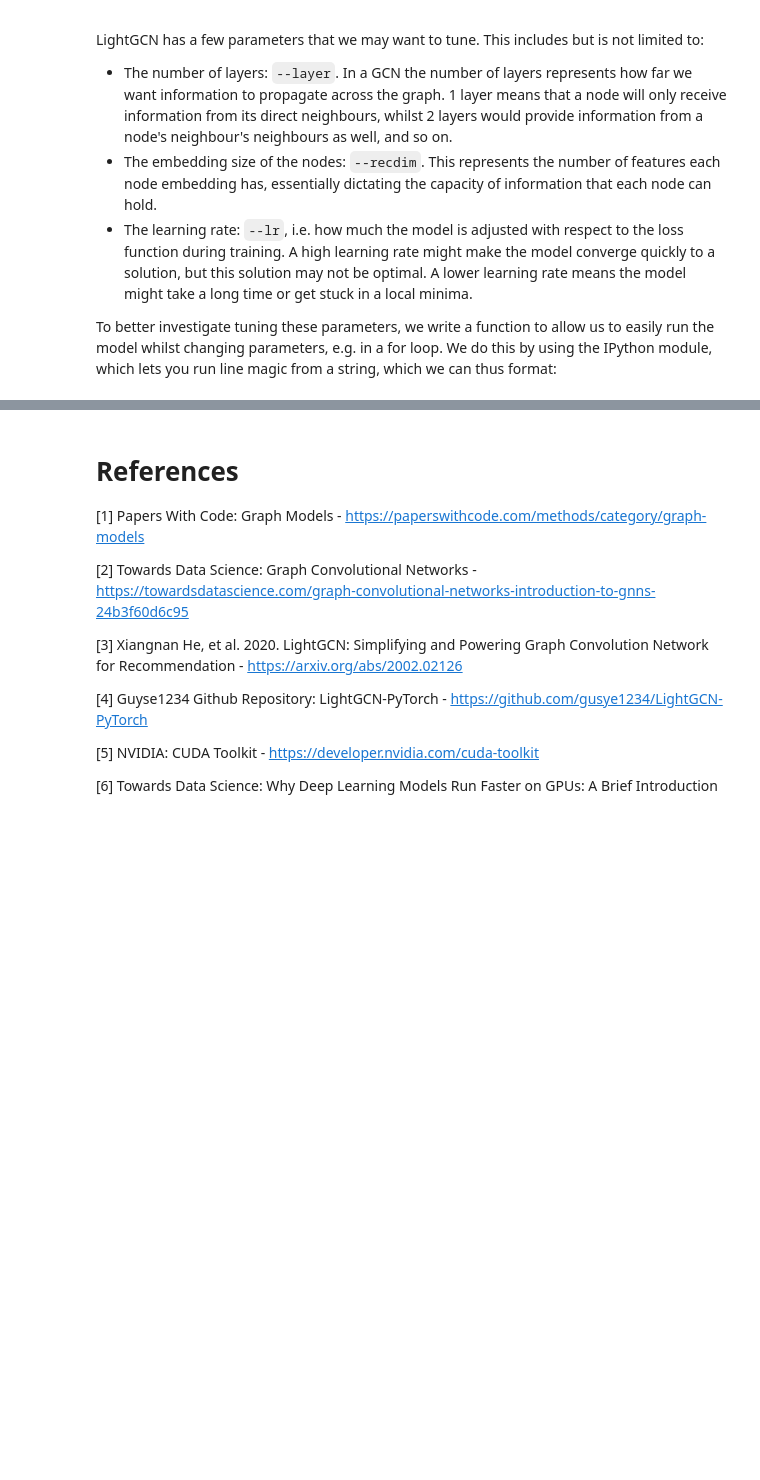
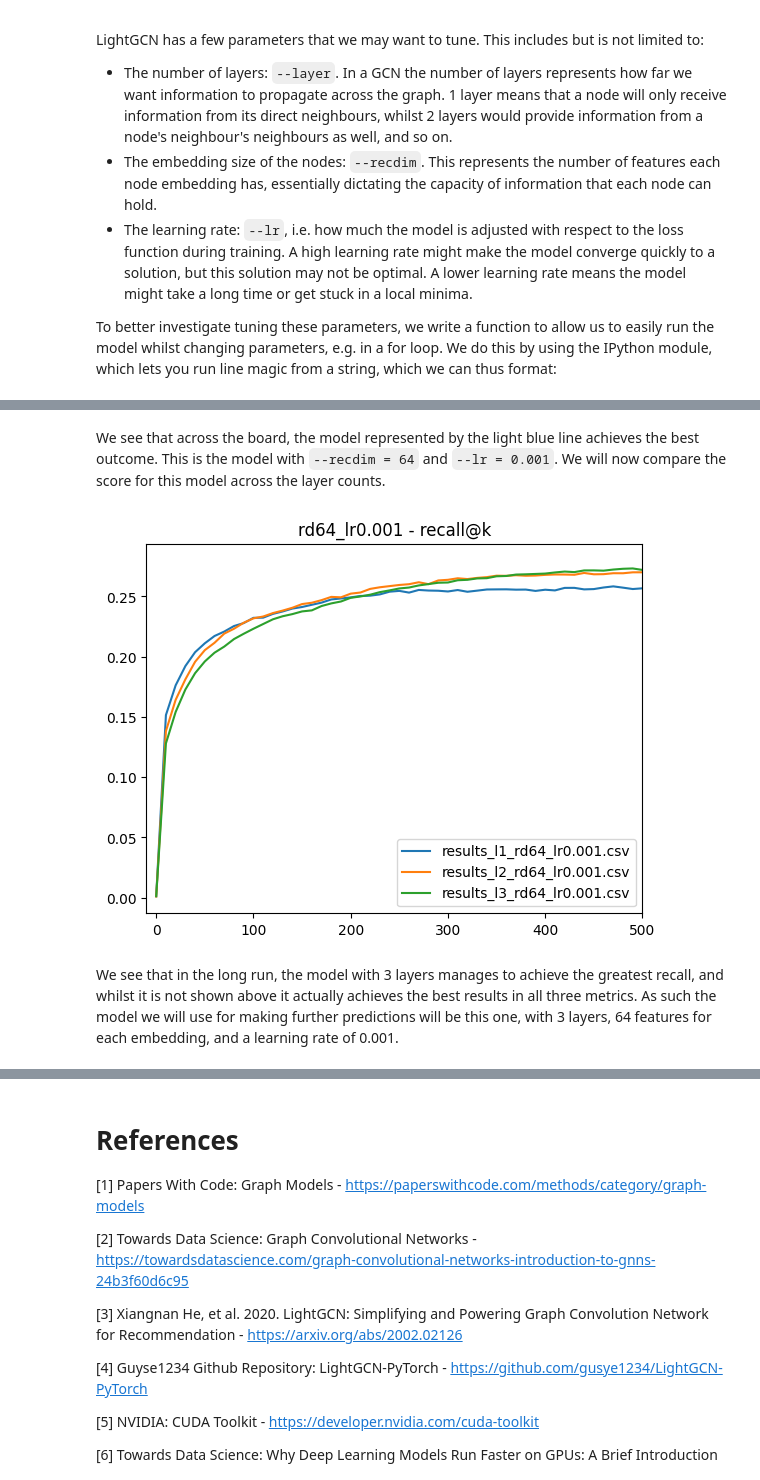
Before and after one commit to elimiller7/dst-assessment-2, a Jupyter notebook: report/06-Graph-Neural-Network.ipynb, the cells around one changed output, grey strips where cells are left out. Drawn from its saved outputs; the diff is of its cells as text; code cells hidden in the pictures; blank space fills up the shorter version.

```diff
--- a/report/06-Graph-Neural-Network.ipynb
+++ b/report/06-Graph-Neural-Network.ipynb
@@ -156,9 +267,23 @@ These may also be written as `precision@k`, `recall@k`, and `ndcg@k`, where this
+# %% [markdown]
+We see that across the board, the model represented by the light blue line achieves the best outcome. This is the model with `--recdim = 64` and `--lr = 0.001`. We will now compare the score for this model across the layer counts.
 # %%
-# results = os.listdir('../scripts/LightGCN/results')
-# for result in results:
-#     resultdf = pd.read_csv(os.path.join('..','scripts','LightGCN','results',result),index_col='Unnamed: 0')
-#     plt.figure()
-#     plt.plot(resultdf['precision'])
-#     plt.plot(resultdf['recall'])
-#     plt.plot(resultdf['ndcg'])
-#     plt.title(result)
+metric = 'recall'
+#metric = 'precision'
+#metric = 'ndcg'
+
+results = os.listdir(os.path.join('..','scripts','LightGCN','results'))
+fig = plt.figure()
+results1 = []
+for result in results:
+    if 'rd64_lr0.001' in result:
+        results1.append(result)
+        resultdf = pd.read_csv(os.path.join('..','scripts','LightGCN','results',result),index_col='Unnamed: 0')
+        plt.plot(resultdf[metric])
+plt.legend(results1,loc='lower right')
+plt.title(f'rd64_lr0.001 - {metric}@k')
+plt.xlim((-10,500))
+plt.show()
+# %% [output]
+[figure, added]
+# %% [markdown]
+We see that in the long run, the model with 3 layers manages to achieve the greatest recall, and whilst it is not shown above it actually achieves the best results in all three metrics. As such the model we will use for making further predictions will be this one, with 3 layers, 64 features for each embedding, and a learning rate of 0.001.
```
Also changed, not shown: parts of 19 cells of this notebook.
